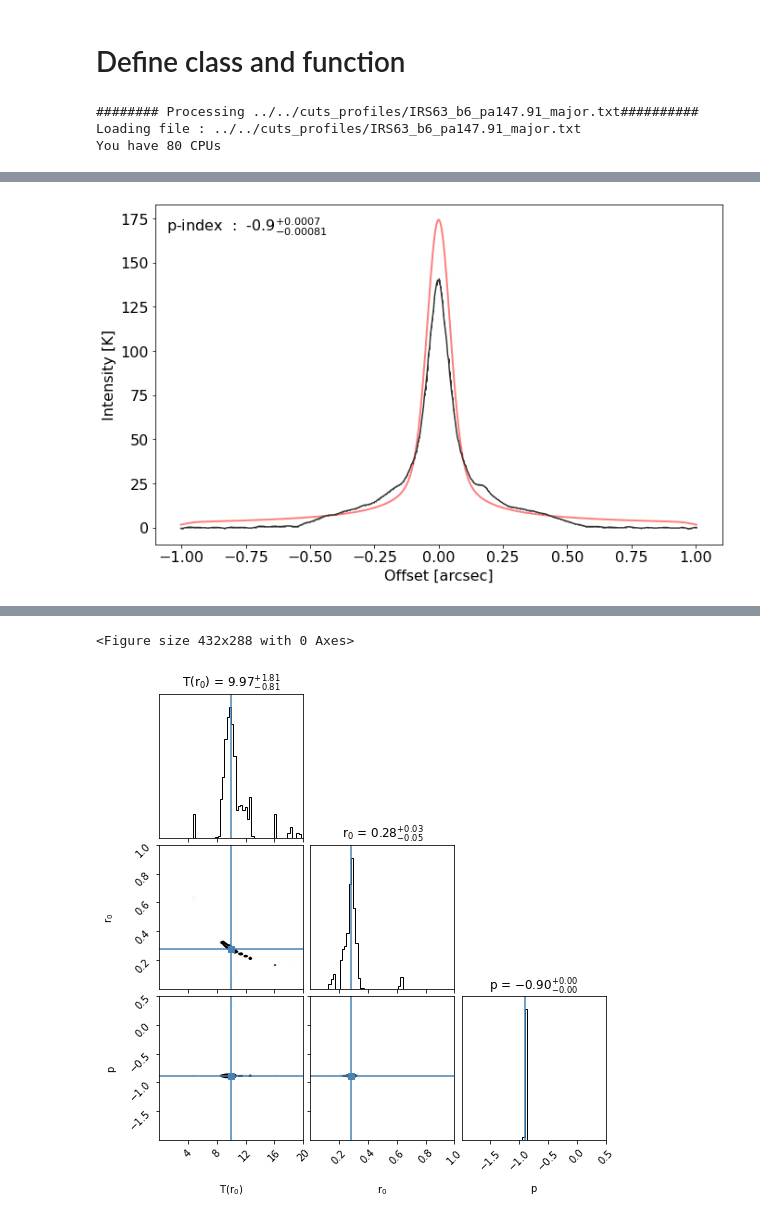
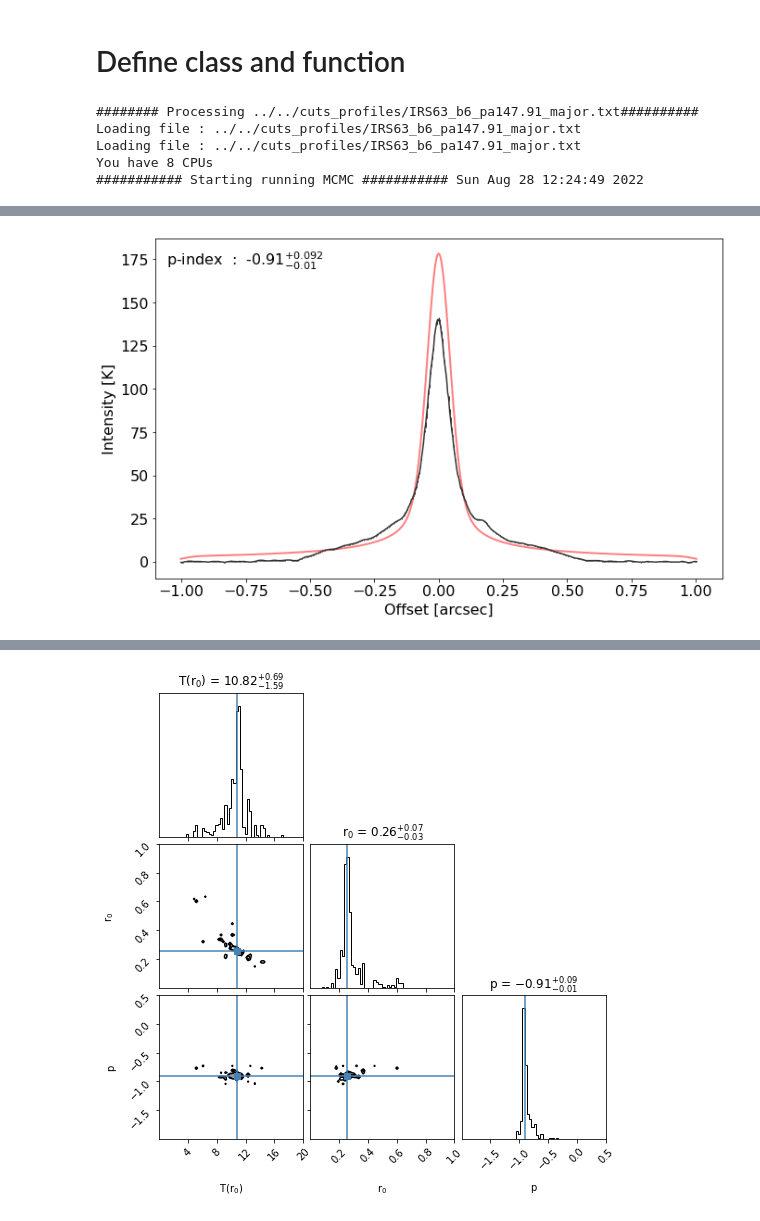
Before and after one commit to baobabyoo/Terada_GaussianMC, a Jupyter notebook: analysis/Tb_profile/Tb_fit.ipynb, the cells around one changed output, grey strips where cells are left out. Saved outputs shown, nothing was run; the diff lists cells and outputs as text; code cells hidden in the pictures.

```diff
--- a/analysis/Tb_profile/Tb_fit.ipynb
+++ b/analysis/Tb_profile/Tb_fit.ipynb
@@ -649,10 +683,10 @@ model_func   = powerlaw
 lnprior_func = lnprior
 
 # MCMC setup
-nwalkers        = 40   # need to be a few times larger than the number of free-parameters
-nsteps          = 250
-n_processor     = 75
-step_to_discard = 60
+nwalkers        = 10   # need to be a few times larger than the number of free-parameters
+nsteps          = 50
+n_processor     = 1
+step_to_discard = 0
 
 # Flow Control
 if_plotSampler   = True
@@ -666,9 +700,16 @@ print('######## Processing ' + path + filename + '##########')
 
 test = profilefit()
 
-# Load data
+# Obtain the angular resolution in the direction of the slice
 test.load_profile(filename = path + filename,
-                  ifBrightness=True
+                  bmaj=0.04063, bmin=0.03567, bpa=0.0, freqGHz=225.0,
+                 )
+xrange = [0.5*(test.sigma/2.35), 1e10]
+
+# re-load data
+test.load_profile(filename = path + filename,
+                  bmaj=0.04063, bmin=0.03567, bpa=0.0, freqGHz=225.0,
+                  ifBrightness=True, xrange = xrange
                  )
 
 # initialize MCMC fittings
@@ -692,7 +733,7 @@ if (n_processor < ncpu):
                                     len( test.parms ), # number of free-parameters
                                     test.lnprob,       # function to evaluate log probability
                                     args = test.args,
-                                    pool = pool        # Multi-processor
+                                    # pool = pool        # Multi-processor
                                    )
 
 if (n_processor < ncpu):
@@ -750,4 +791,6 @@ if (n_processor < ncpu):
 # %% [output]
 ######## Processing ../../cuts_profiles/IRS63_b6_pa147.91_major.txt##########
 Loading file : ../../cuts_profiles/IRS63_b6_pa147.91_major.txt
-You have 80 CPUs
+Loading file : ../../cuts_profiles/IRS63_b6_pa147.91_major.txt
+You have 8 CPUs
+########### Starting running MCMC ########### Sun Aug 28 12:24:49 2022
@@ -756,0 +800 @@ You have 80 CPUs
+[figure, new version]
@@ -758 +802,0 @@ You have 80 CPUs
-[figure, old version]
@@ -762,2 +804 @@ Finished making corner plotSat Aug 27 23:07:53 2022
-<Figure size 432x288 with 0 Axes>
-[figure, old version]
+[figure, new version]
```
Also changed, not shown: parts of 2 cells of this notebook, 3 other files.
